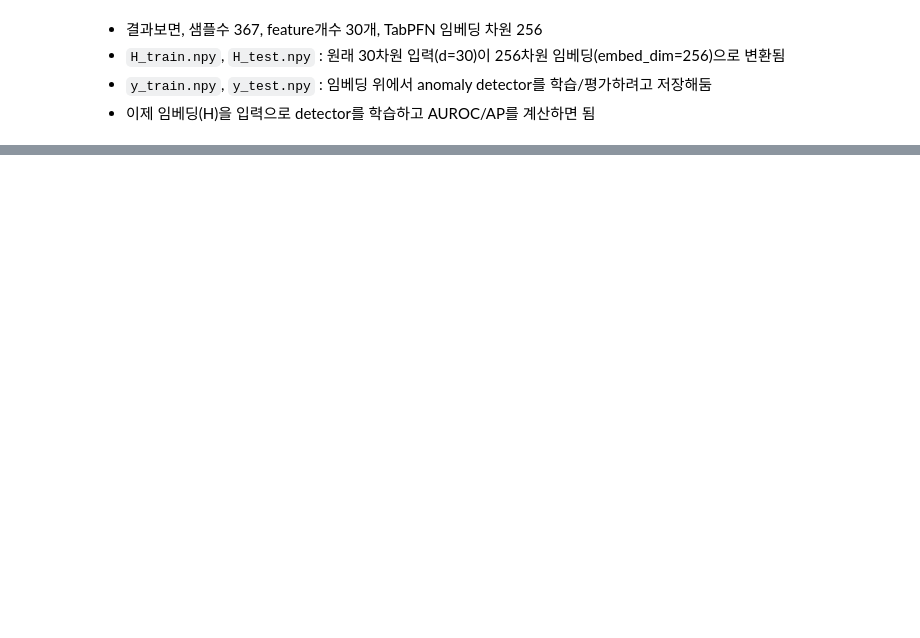
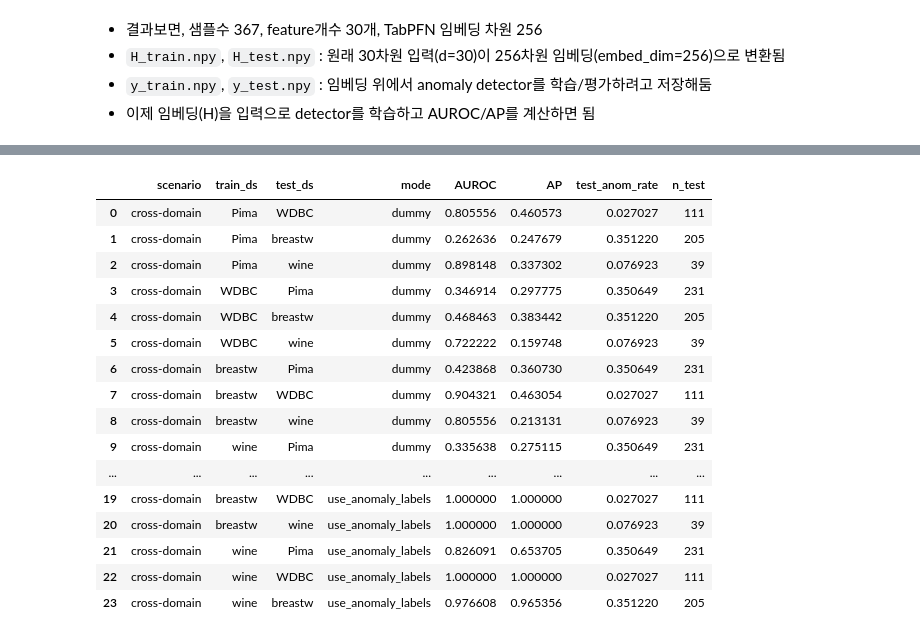
Before and after one commit to tab-gad/main, a Jupyter notebook: tabpfn/tabpfn_embedding_1209.ipynb, the cells around one changed output, grey strips where cells are left out. Saved outputs shown, nothing was run; the diff lists cells and outputs as text; code cells hidden in the pictures; blank space fills up the shorter version.

```diff
--- a/tabpfn/tabpfn_embedding_1209.ipynb
+++ b/tabpfn/tabpfn_embedding_1209.ipynb
@@ -242,0 +372,20 @@ print(meta)
+# %%
+# Load saved embeddings from RUN_DIR
+
+def load_saved_embeddings(
+    dataset_name: str,
+    n_fold: int = 5,
+    mode: str = "dummy",   # "dummy" or "use_anomaly_labels"
+):
+
+    d = RUN_DIR / dataset_name / f"fold{n_fold}" / mode
+
+    H_train = np.load(d / "H_train.npy")
+    H_test  = np.load(d / "H_test.npy")
+    y_train = np.load(d / "y_train.npy").astype(int)
+    y_test  = np.load(d / "y_test.npy").astype(int)
+
+    H_train = to_2d(H_train, n_samples=len(y_train))
+    H_test  = to_2d(H_test,  n_samples=len(y_test))
+
+    return H_train, H_test, y_train, y_test
@@ -242,0 +465,47 @@ print(meta)
+# %%
+# Cross-domain eval: train on A, test on B
+
+rows = []
+names = [name for _, name in TARGETS]
+
+for train_name in names:
+    for test_name in names:
+        if train_name == test_name:
+            continue
+
+        for mode in ["dummy", "use_anomaly_labels"]:
+            H_train_A, _, _, _ = load_saved_embeddings(train_name, n_fold=5, mode=mode)
+            _, H_test_B, _, y_test_B = load_saved_embeddings(test_name, n_fold=5, mode=mode)
+
+            scaler, det = fit_iforest(H_train_A, seed=42)
+            scores = score_iforest(scaler, det, H_test_B)
+
+            m = eval_scores(y_test_B, scores)
+            rows.append({
+                "scenario": "cross-domain",
+                "train_ds": train_name,
+                "test_ds": test_name,
+                "mode": mode,
+                **m
+            })
+
+results_cross = pd.DataFrame(rows).sort_values(["mode", "train_ds", "test_ds"]).reset_index(drop=True)
+results_cross
+# %% [output]
+|  | scenario | train_ds | test_ds | mode | AUROC | AP | test_anom_rate | n_test |
+| 0 | cross-domain | Pima | WDBC | dummy | 0.805556 | 0.460573 | 0.027027 | 111 |
+| 1 | cross-domain | Pima | breastw | dummy | 0.262636 | 0.247679 | 0.351220 | 205 |
+| 2 | cross-domain | Pima | wine | dummy | 0.898148 | 0.337302 | 0.076923 | 39 |
+| 3 | cross-domain | WDBC | Pima | dummy | 0.346914 | 0.297775 | 0.350649 | 231 |
+| 4 | cross-domain | WDBC | breastw | dummy | 0.468463 | 0.383442 | 0.351220 | 205 |
+| 5 | cross-domain | WDBC | wine | dummy | 0.722222 | 0.159748 | 0.076923 | 39 |
+| 6 | cross-domain | breastw | Pima | dummy | 0.423868 | 0.360730 | 0.350649 | 231 |
+| 7 | cross-domain | breastw | WDBC | dummy | 0.904321 | 0.463054 | 0.027027 | 111 |
+| 8 | cross-domain | breastw | wine | dummy | 0.805556 | 0.213131 | 0.076923 | 39 |
+| 9 | cross-domain | wine | Pima | dummy | 0.335638 | 0.275115 | 0.350649 | 231 |
+| ... | ... | ... | ... | ... | ... | ... | ... | ... |
+| 19 | cross-domain | breastw | WDBC | use_anomaly_labels | 1.000000 | 1.000000 | 0.027027 | 111 |
+| 20 | cross-domain | breastw | wine | use_anomaly_labels | 1.000000 | 1.000000 | 0.076923 | 39 |
+| 21 | cross-domain | wine | Pima | use_anomaly_labels | 0.826091 | 0.653705 | 0.350649 | 231 |
+| 22 | cross-domain | wine | WDBC | use_anomaly_labels | 1.000000 | 1.000000 | 0.027027 | 111 |
+| 23 | cross-domain | wine | breastw | use_anomaly_labels | 0.976608 | 0.965356 | 0.351220 | 205 |
```
Also changed, not shown: parts of 17 cells of this notebook, 1 other file.
